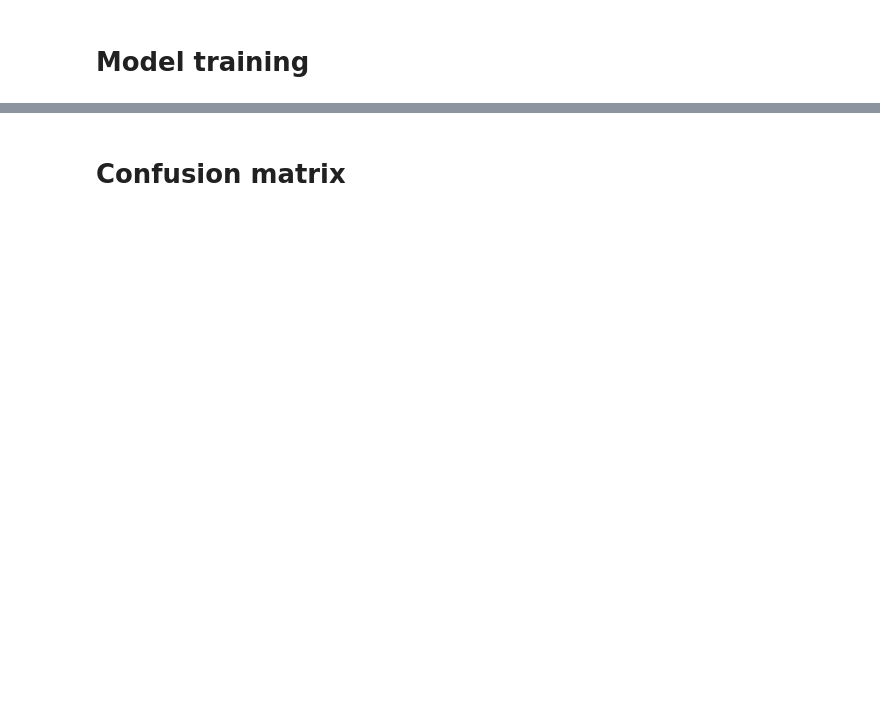
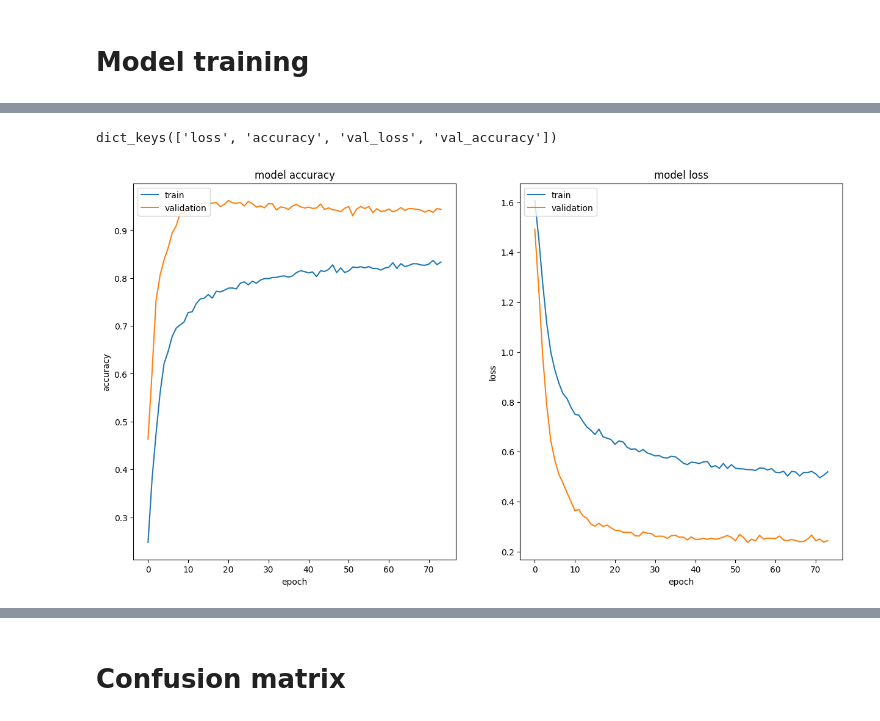
Before and after one commit to Tkag0001/Air-writing, a Jupyter notebook: keypoint_classification_EN.ipynb, the cells around one changed output, grey strips where cells are left out. Drawn from its saved outputs; the diff is of its cells as text; code cells hidden in the pictures; blank space fills up the shorter version.

```diff
--- a/keypoint_classification_EN.ipynb
+++ b/keypoint_classification_EN.ipynb
@@ -19,7 +16,7 @@ tflite_save_path = 'model/keypoint_classifier/keypoint_classifier.tflite'
 # %% [markdown]
 # Set number of classes
 # %%
-NUM_CLASSES = 4
+NUM_CLASSES = 5
 # %% [markdown]
 # Dataset reading
 # %%
@@ -75,7 +78,7 @@ model.compile(
 # %% [markdown]
 # Model training
 # %%
-model.fit(
+history = model.fit(
     X_train,
     y_train,
     epochs=1000,
@@ -105,3 +111,26 @@ Epoch 191: early stopping
+# %%
+print(history.history.keys())
+plt.figure(figsize=(15, 8))
+plt.subplot(1,2,1)
+plt.plot(history.history['accuracy'])
+plt.plot(history.history['val_accuracy'])
+plt.title('model accuracy')
+plt.ylabel('accuracy')
+plt.xlabel('epoch')
+plt.legend(['train', 'validation'], loc='upper left')
+# plt.show()
+# "Loss"
+plt.subplot(1,2,2)
+plt.plot(history.history['loss'])
+plt.plot(history.history['val_loss'])
+plt.title('model loss')
+plt.ylabel('loss')
+plt.xlabel('epoch')
+plt.legend(['train', 'validation'], loc='upper left')
+plt.show()
+# %% [output]
+dict_keys(['loss', 'accuracy', 'val_loss', 'val_accuracy'])
+[figure, added]
 # %%
 # Model evaluation
 val_loss, val_acc = model.evaluate(X_test, y_test, batch_size=128)
```
Also changed, not shown: parts of 15 cells of this notebook.
